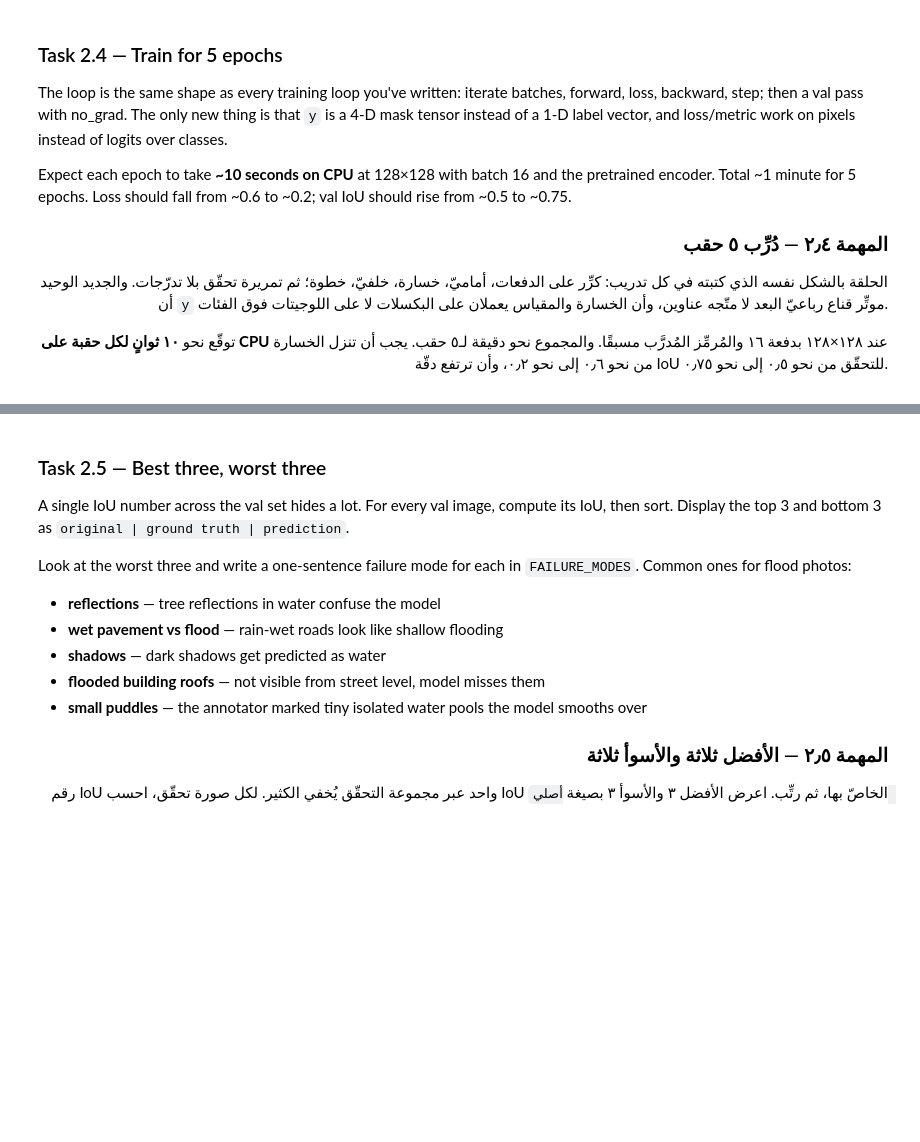
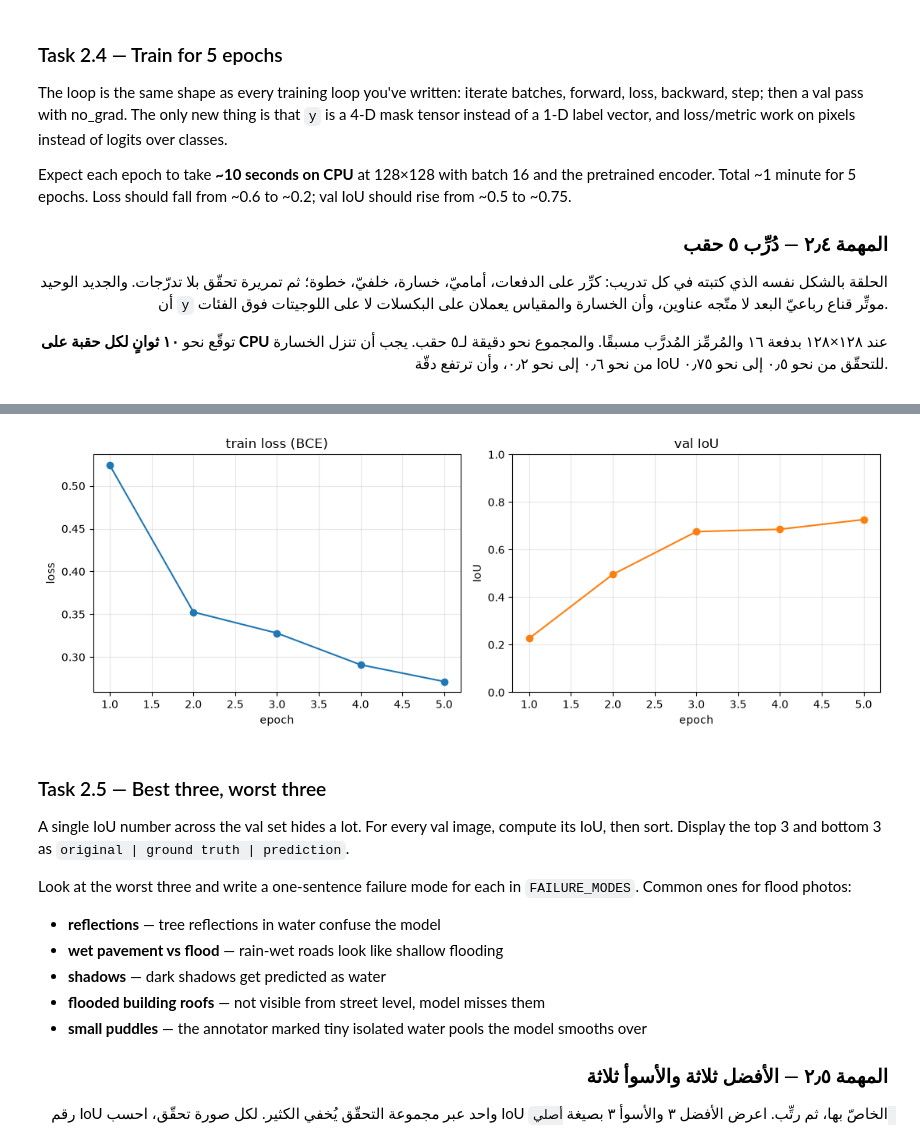
Before and after one commit to sarah2334/AIEP_Olo_student, a Jupyter notebook: week_4_cnn_finetuning/labs/D3_segmentation_unet/D3_segmentation_unet_blank.ipynb, the cells around one changed output, grey strips where cells are left out. Cells and saved outputs as stored; diff of their text form; code cells hidden in the pictures; blank space fills up the shorter version.

```diff
--- a/week_4_cnn_finetuning/labs/D3_segmentation_unet/D3_segmentation_unet_blank.ipynb
+++ b/week_4_cnn_finetuning/labs/D3_segmentation_unet/D3_segmentation_unet_blank.ipynb
@@ -533,3 +566,19 @@ smp.Unet(encoder_name="resnet18", encoder_weights="imagenet", in_channels=3, cla
 
 # TODO: Build the U-Net with a resnet18 encoder pretrained on ImageNet, 3 input channels, 1 output class.
 # مهمة: ابنِ U-Net بمُرمِّز `resnet18` مُدرَّب على ImageNet، و٣ قنوات دخل، وفئة خرج واحدة.
+model = smp.Unet(
+    encoder_name="resnet18",
+    encoder_weights="imagenet",
+    in_channels=3,
+    classes=1,
+).to(DEVICE)
+
+summary(
+    model,
+    input_size=(1, 3, IMAGE_SIZE, IMAGE_SIZE),
+    col_names=("output_size", "num_params"),
+    depth=2
+)
+
+TOTAL_PARAMS = sum(p.numel() for p in model.parameters())
+print(f"\ntotal parameters: {TOTAL_PARAMS:,}")
@@ -630,6 +713,8 @@ val IoU should rise from ~0.5 to ~0.75.
 وأن ترتفع دقّة IoU للتحقّق من نحو ٠٫٥ إلى نحو ٠٫٧٥.
 
 </div>
+# %%
+model = model.to(DEVICE)
 # %%
 # ────────────────────────────────────────────────────────────────────
 # 1) DataLoader(train_set, batch_size=16, shuffle=True) and same for val (no shuffle).
@@ -659,3 +744,73 @@ LR = 1e-3
     # مهمة: تمريرة تدريب — ضع الوضع، كرِّر، أماميّ/خلفيّ/خطوة، راكِم الخسارة.
     # TODO: Val pass — set eval mode, no_grad, accumulate IoU per batch, append the mean.
     # مهمة: تمريرة التحقّق — ضع وضع التقييم، بلا تدرّجات، راكِم IoU لكل دفعة، أضِف المتوسِّط.
+
+
+train_loader = DataLoader(train_set, batch_size=BATCH_SIZE, shuffle=True)
+val_loader   = DataLoader(val_set, batch_size=BATCH_SIZE)
+optimizer = torch.optim.Adam(model.parameters(), lr=LR)
+
+train_losses, val_ious = [], []
+t0 = time.perf_counter()
+
+for epoch in range(EPOCHS):
+    # TODO: Train pass — set train mode, iterate, forward/backward/step, accumulate loss.
+    # مهمة: تمريرة تدريب — ضع الوضع، كرِّر، أماميّ/خلفيّ/خطوة، راكِم الخسارة.
+
+    model.train()
+    running_loss, n_batches = 0.0, 0
+
+    for x, y in train_loader:
+        x, y = x.to(DEVICE), y.to(DEVICE)
+
+        optimizer.zero_grad()
+        logits = model(x)
+        loss = criterion(logits, y)
+        loss.backward()
+        optimizer.step()
+
+        running_loss += loss.item()
+        n_batches += 1
+
+    train_losses.append(running_loss / n_batches)
+
+    # TODO: Val pass — set eval mode, no_grad, accumulate IoU per batch, append the mean.
+    # مهمة: تمريرة التحقّق — ضع وضع التقييم، بلا تدرّجات، راكِم IoU لكل دفعة، أضِف المتوسِّط.
+
+    model.eval()
+    running_iou, n_batches = 0.0, 0
+
+    with torch.no_grad():
+        for x, y in val_loader:
+            x, y = x.to(DEVICE), y.to(DEVICE)
+
+            running_iou += iou_score(model(x), y)
+            n_batches += 1
+
+    val_ious.append(running_iou / n_batches)
+
+    print(f"  epoch {epoch+1}/{EPOCHS}  "
+          f"train loss {train_losses[-1]:.3f}  val IoU {val_ious[-1]:.3f}")
+
+TRAIN_TIME = time.perf_counter() - t0
+print(f"\nfinished in {TRAIN_TIME:.1f}s | best val IoU: {max(val_ious):.3f}")
+
+# Plot both curves.
+fig, (ax1, ax2) = plt.subplots(1, 2, figsize=(11, 4))
+
+ax1.plot(range(1, EPOCHS+1), train_losses, marker="o")
+ax1.set_title("train loss (BCE)")
+ax1.set_xlabel("epoch")
+ax1.set_ylabel("loss")
+ax1.grid(alpha=0.3)
+
+ax2.plot(range(1, EPOCHS+1), val_ious, marker="o", color="C1")
+ax2.set_title("val IoU")
+ax2.set_xlabel("epoch")
+ax2.set_ylabel("IoU")
+ax2.set_ylim(0, 1)
+ax2.grid(alpha=0.3)
+
+plt.tight_layout()
+plt.show()
+# %% [output]
@@ -662,3 +824,4 @@ LR = 1e-3
+[figure, added]
 # %% [markdown]
 ### Task 2.5 — Best three, worst three
 
```
Also changed, not shown: parts of 10 cells of this notebook.
